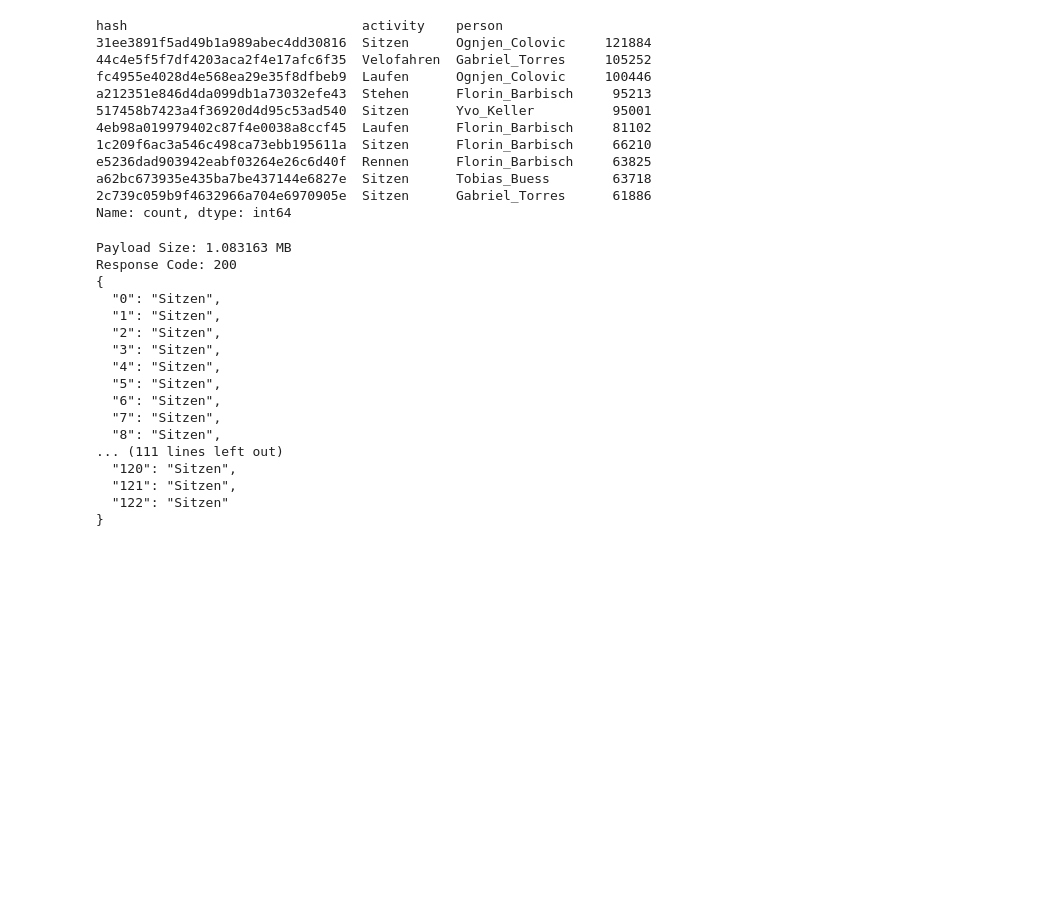
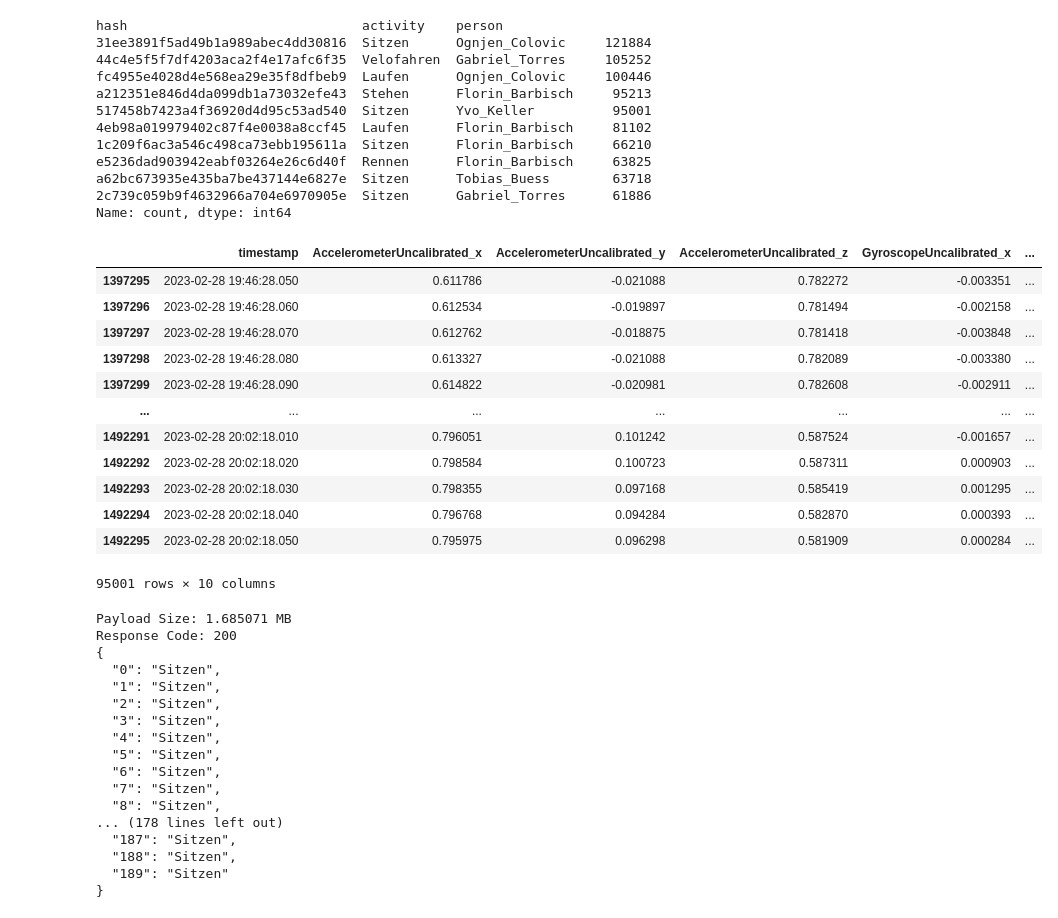
Before and after one commit to Sensor-Based-Activity-Recognition/api, a Jupyter notebook: example_request.ipynb, the cells around one changed output. Drawn from its saved outputs; the diff is of its cells as text; code cells hidden in the pictures; blank space fills up the shorter version.

```diff
--- a/example_request.ipynb
+++ b/example_request.ipynb
@@ -33,30 +33,45 @@ a62bc673935e435ba7be437144e6827e  Sitzen      Tobias_Buess        63718
 2c739c059b9f4632966a704e6970905e  Sitzen      Gabriel_Torres      61886
 Name: count, dtype: int64
 # %%
-data = data[data["hash"] == "2c739c059b9f4632966a704e6970905e"].copy()
+data = data[data["hash"] == "517458b7423a4f36920d4d95c53ad540"].copy()
 data = data[
     [
         "timestamp",
-        "Accelerometer_x",
-        "Accelerometer_y",
-        "Accelerometer_z",
-        "Gyroscope_x",
-        "Gyroscope_y",
-        "Gyroscope_z",
-        "Magnetometer_x",
-        "Magnetometer_y",
-        "Magnetometer_z",
+        "AccelerometerUncalibrated_x",
+        "AccelerometerUncalibrated_y",
+        "AccelerometerUncalibrated_z",
+        "GyroscopeUncalibrated_x",
+        "GyroscopeUncalibrated_y",
+        "GyroscopeUncalibrated_z",
+        "MagnetometerUncalibrated_x",
+        "MagnetometerUncalibrated_y",
+        "MagnetometerUncalibrated_z",
     ]
 ].copy()
+data
+# %% [output]
+|  | timestamp | AccelerometerUncalibrated_x | AccelerometerUncalibrated_y | AccelerometerUncalibrated_z | GyroscopeUncalibrated_x | ... |
+| 1397295 | 2023-02-28 19:46:28.050 | 0.611786 | -0.021088 | 0.782272 | -0.003351 | ... |
+| 1397296 | 2023-02-28 19:46:28.060 | 0.612534 | -0.019897 | 0.781494 | -0.002158 | ... |
+| 1397297 | 2023-02-28 19:46:28.070 | 0.612762 | -0.018875 | 0.781418 | -0.003848 | ... |
+| 1397298 | 2023-02-28 19:46:28.080 | 0.613327 | -0.021088 | 0.782089 | -0.003380 | ... |
+| 1397299 | 2023-02-28 19:46:28.090 | 0.614822 | -0.020981 | 0.782608 | -0.002911 | ... |
+| ... | ... | ... | ... | ... | ... | ... |
+| 1492291 | 2023-02-28 20:02:18.010 | 0.796051 | 0.101242 | 0.587524 | -0.001657 | ... |
+| 1492292 | 2023-02-28 20:02:18.020 | 0.798584 | 0.100723 | 0.587311 | 0.000903 | ... |
+| 1492293 | 2023-02-28 20:02:18.030 | 0.798355 | 0.097168 | 0.585419 | 0.001295 | ... |
+| 1492294 | 2023-02-28 20:02:18.040 | 0.796768 | 0.094284 | 0.582870 | 0.000393 | ... |
+| 1492295 | 2023-02-28 20:02:18.050 | 0.795975 | 0.096298 | 0.581909 | 0.000284 | ... |
+95001 rows × 10 columns
 # %%
 # send data via api request
 import requests
 import gzip
 import json
 
-# prepare data
+# prepare data for HGBC model
 method = "POST"
-url = "https://sbar.fuet.ch/CNN"
+url = "https://sbar.fuet.ch/HGBC"
 payload = data.to_csv(float_format="%.3f", index=False).encode("utf-8")
 payload = gzip.compress(payload)
 print(f"Payload Size: {len(payload) / 1000000} MB")
@@ -70,7 +85,7 @@ text = json.dumps(json.loads(text), indent=2)
 print(f"Response Code: {response.status_code}")
 print(text)
 # %% [output]
-Payload Size: 1.083163 MB
+Payload Size: 1.685071 MB
 Response Code: 200
 {
   "0": "Sitzen",
@@ -82,8 +97,8 @@ Response Code: 200
   "6": "Sitzen",
   "7": "Sitzen",
   "8": "Sitzen",
-... (111 lines left out)
-  "120": "Sitzen",
-  "121": "Sitzen",
-  "122": "Sitzen"
+... (178 lines left out)
+  "187": "Sitzen",
+  "188": "Sitzen",
+  "189": "Sitzen"
 }
```
Also changed, not shown: parts of 2 cells of this notebook.
